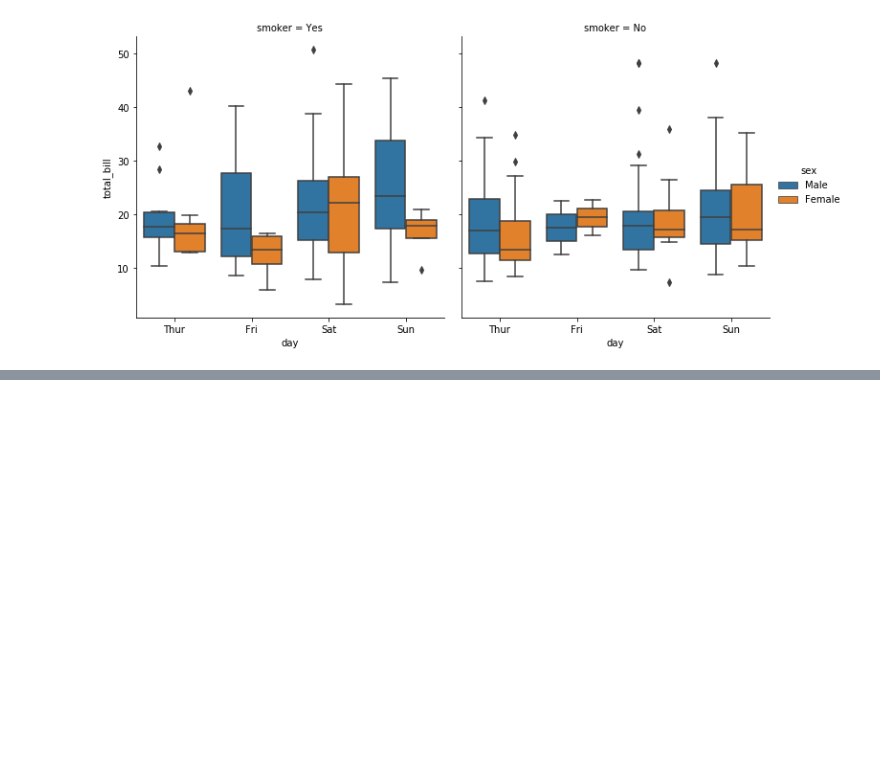
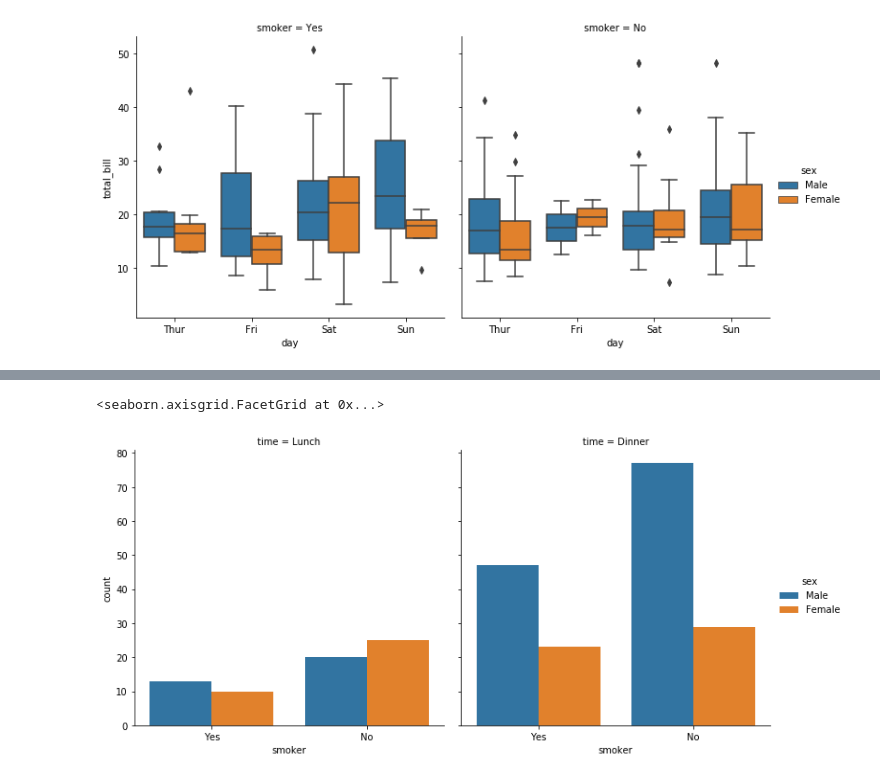
Before and after one commit to shush-jp/seaborn_ggplot, a Jupyter notebook: seaborn.ipynb, the cells around one changed output, grey strips where cells are left out. Cells and saved outputs as stored; diff of their text form; code cells hidden in the pictures; blank space fills up the shorter version.

```diff
--- a/seaborn.ipynb
+++ b/seaborn.ipynb
@@ -45,0 +96,5 @@ sns.catplot(data=df_tips, x='day', y='total_bill', hue='sex', col='smoker', kind
+# %%
+sns.catplot(data=df_tips, x='smoker', hue='sex', col='time', kind='count')
+# %% [output]
+<seaborn.axisgrid.FacetGrid at 0x...>
+[figure, added]
```
Also changed, not shown: parts of 12 cells of this notebook, 1 other file.
